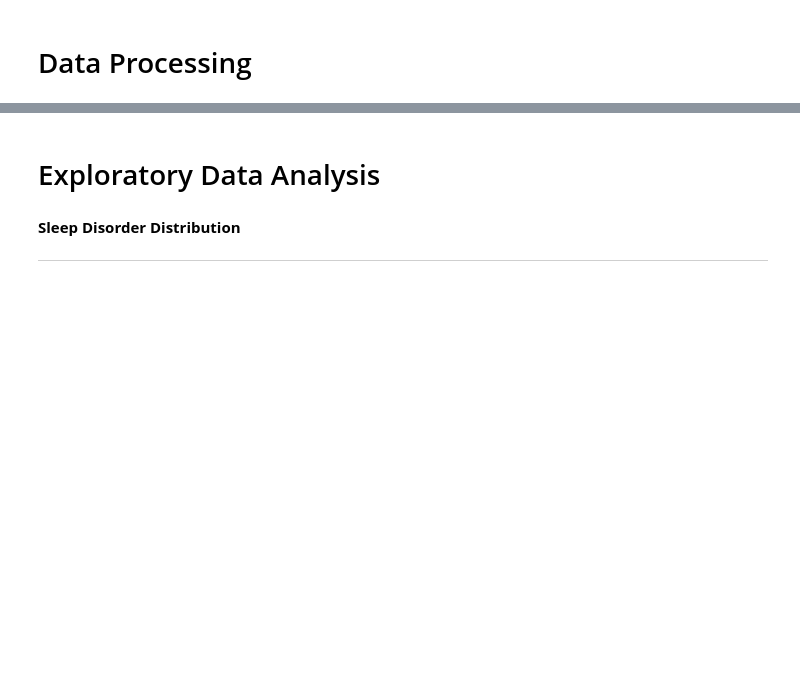
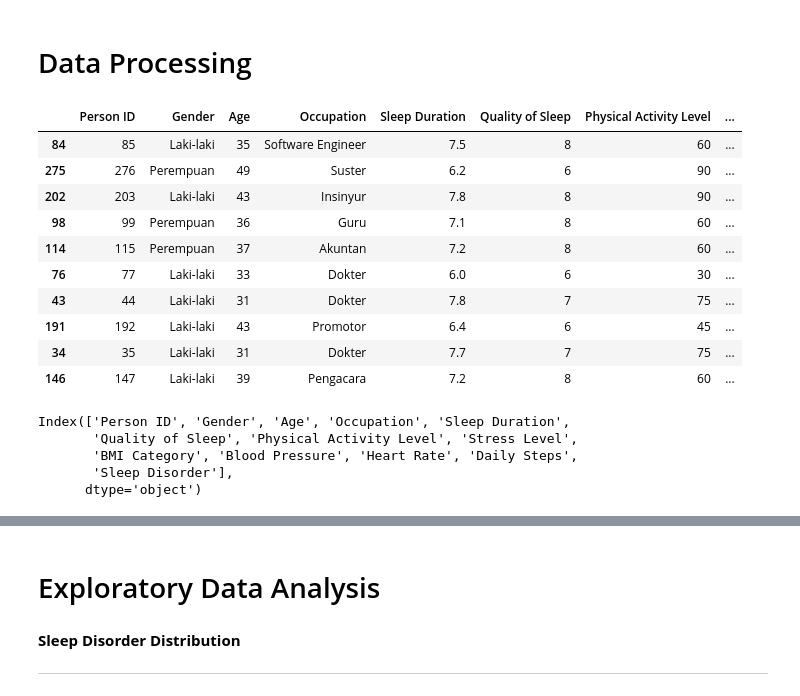
Before and after one commit to AthallaITS/sleep-health-analysis, a Jupyter notebook: kaggle/sleep-health-analysis-and-eda.ipynb, the cells around one changed output, grey strips where cells are left out. Cells and saved outputs as stored; diff of their text form; code cells hidden in the pictures; blank space fills up the shorter version.

```diff
--- a/kaggle/sleep-health-analysis-and-eda.ipynb
+++ b/kaggle/sleep-health-analysis-and-eda.ipynb
@@ -39,9 +45,27 @@ from scipy import stats
 import matplotlib.pyplot as plt
 import seaborn as sns
 # %%
-df = pd.read_csv('/kaggle/input/sleep-health-and-lifestyle-dataset/Sleep_health_and_lifestyle_dataset.csv')
-df.sample(5)
+df = pd.read_csv('./Sleep_health_and_lifestyle_dataset.csv')
+df.sample(10)
+# %% [output]
+|  | Person ID | Gender | Age | Occupation | Sleep Duration | Quality of Sleep | Physical Activity Level | ... |
+| 84 | 85 | Laki-laki | 35 | Software Engineer | 7.5 | 8 | 60 | ... |
+| 275 | 276 | Perempuan | 49 | Suster | 6.2 | 6 | 90 | ... |
+| 202 | 203 | Laki-laki | 43 | Insinyur | 7.8 | 8 | 90 | ... |
+| 98 | 99 | Perempuan | 36 | Guru | 7.1 | 8 | 60 | ... |
+| 114 | 115 | Perempuan | 37 | Akuntan | 7.2 | 8 | 60 | ... |
+| 76 | 77 | Laki-laki | 33 | Dokter | 6.0 | 6 | 30 | ... |
+| 43 | 44 | Laki-laki | 31 | Dokter | 7.8 | 7 | 75 | ... |
+| 191 | 192 | Laki-laki | 43 | Promotor | 6.4 | 6 | 45 | ... |
+| 34 | 35 | Laki-laki | 31 | Dokter | 7.7 | 7 | 75 | ... |
+| 146 | 147 | Laki-laki | 39 | Pengacara | 7.2 | 8 | 60 | ... |
 # %%
 df.columns
+# %% [output]
+Index(['Person ID', 'Gender', 'Age', 'Occupation', 'Sleep Duration',
+       'Quality of Sleep', 'Physical Activity Level', 'Stress Level',
+       'BMI Category', 'Blood Pressure', 'Heart Rate', 'Daily Steps',
+       'Sleep Disorder'],
+      dtype='object')
 # %%
 df.info()
```
Also changed, not shown: parts of 38 cells of this notebook, 2 other files.
